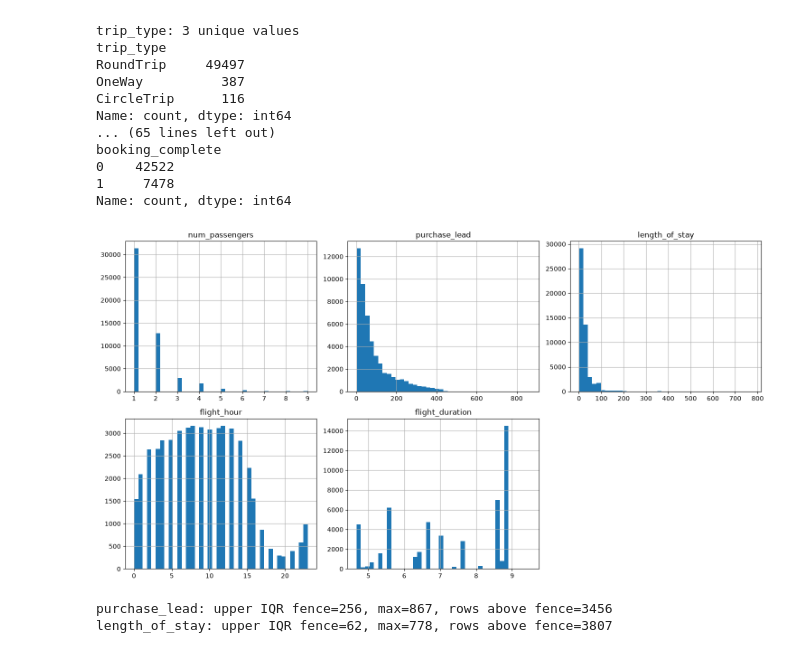
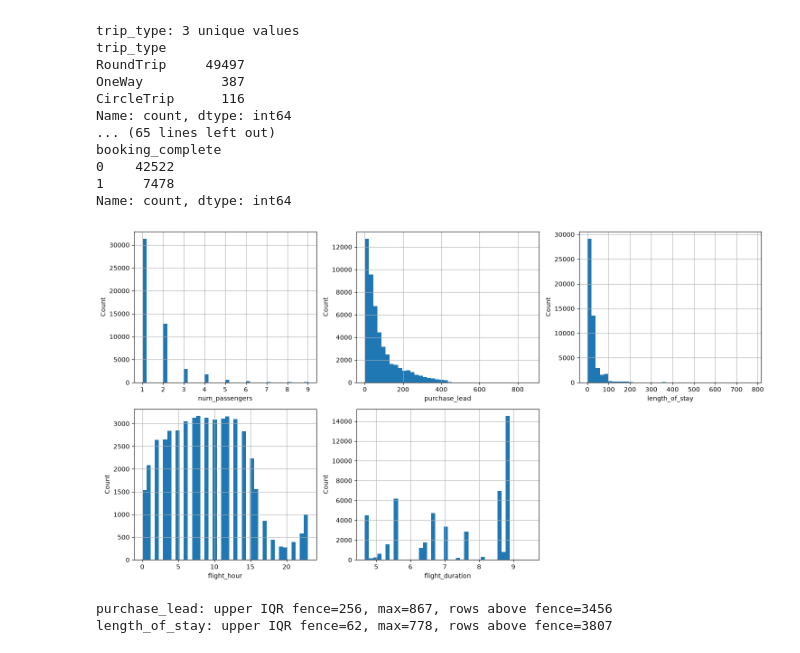
Before and after one commit to n-markov/ba-forage-data-science, a Jupyter notebook: notebooks/task2.ipynb, the cells around one changed output. Saved outputs shown, nothing was run; the diff lists cells and outputs as text; code cells hidden in the pictures.

```diff
--- a/notebooks/task2.ipynb
+++ b/notebooks/task2.ipynb
@@ -121,23 +121,24 @@ Name: count, dtype: int64
 # %%
 import matplotlib.pyplot as plt
 
 numeric_cols = ["num_passengers", "purchase_lead", "length_of_stay", "flight_hour", "flight_duration"]
 
 fig, axes = plt.subplots(2, 3, figsize=(15, 8))
 for ax, col in zip(axes.flat, numeric_cols):
     df[col].hist(bins=40, ax=ax)
-    ax.set_title(col)
+    ax.set_xlabel(col)
+    ax.set_ylabel("Count")
 axes.flat[-1].set_visible(False)
 plt.tight_layout()
 plt.show()
 
 for col in ["purchase_lead", "length_of_stay"]:
     q1, q3 = df[col].quantile([0.25, 0.75])
     upper_fence = q3 + 1.5 * (q3 - q1)
     print(f"{col}: upper IQR fence={upper_fence:.0f}, "
           f"max={df[col].max()}, rows above fence={(df[col] > upper_fence).sum()}")
 # %% [output]
-[figure, old version]
+[figure, new version]
 purchase_lead: upper IQR fence=256, max=867, rows above fence=3456
 length_of_stay: upper IQR fence=62, max=778, rows above fence=3807
 # %% [markdown]
```
Also changed, not shown: parts of 2 cells of this notebook.
